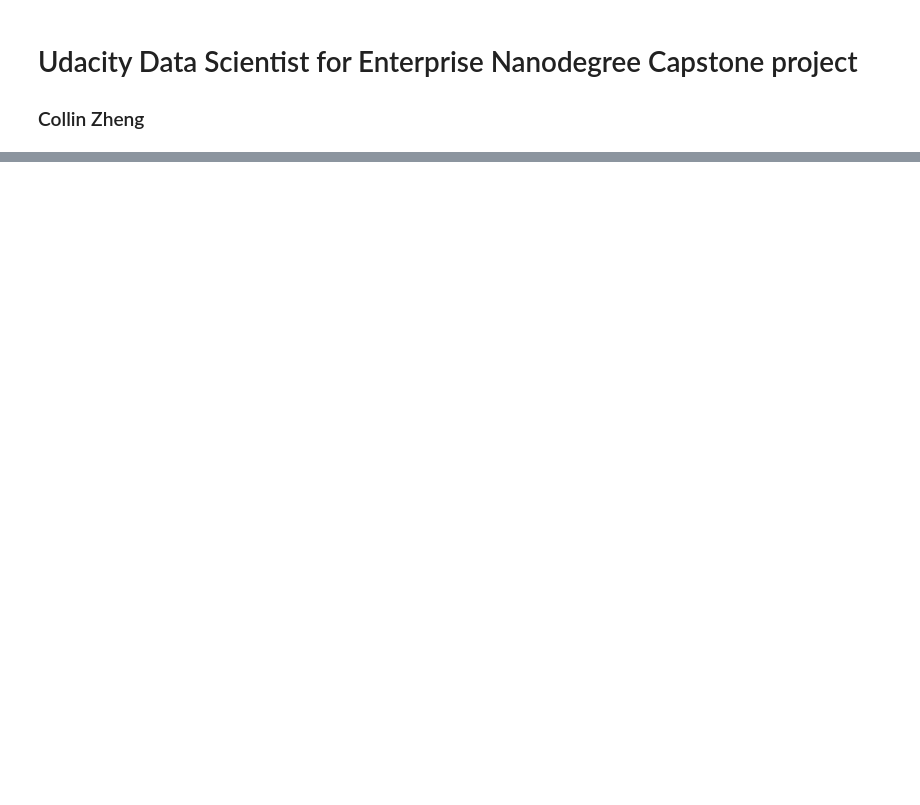
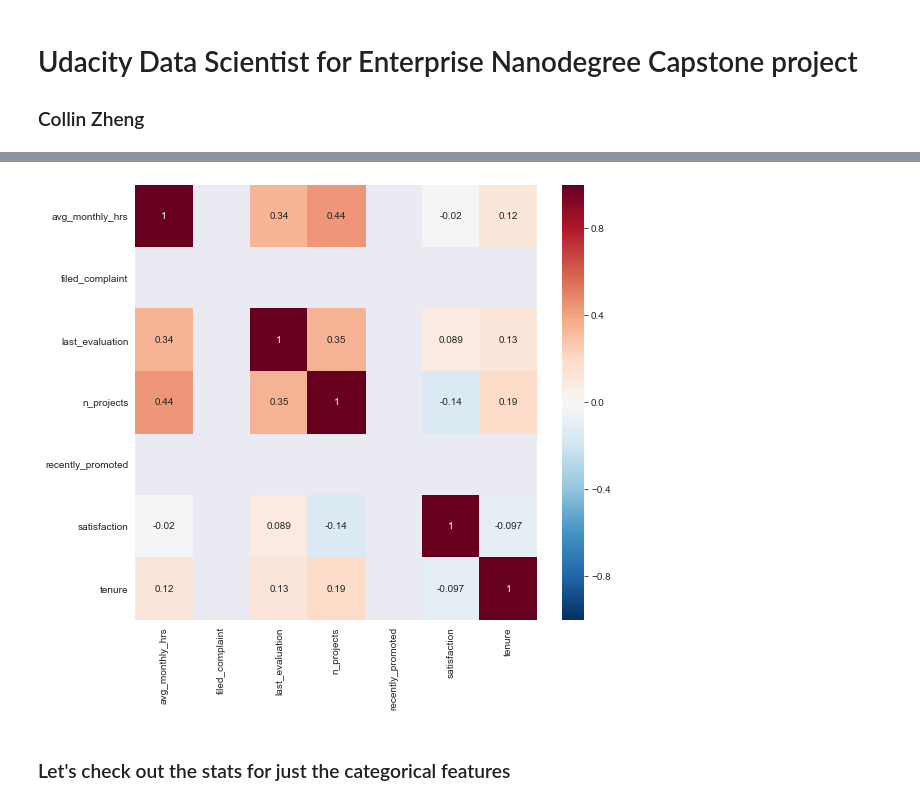
Before and after one commit to collin-zheng/udacity-data-scientist-capstone, a Jupyter notebook: EmployeeChurnNotebook.ipynb, the cells around one changed output, grey strips where cells are left out. Saved outputs shown, nothing was run; the diff lists cells and outputs as text; code cells hidden in the pictures; blank space fills up the shorter version.

```diff
--- a/EmployeeChurnNotebook.ipynb
+++ b/EmployeeChurnNotebook.ipynb
@@ -27,0 +124,14 @@ We'll be looking at some AirBnb listing datasets for Seattle and perform some an
+# %%
+corr = df.corr()
+# %%
+plt.figure(figsize=(9,8))
+sb.heatmap(corr,
+          annot=True,
+          cmap='RdBu_r',
+          vmin=-1,
+          vmax=1)
+plt.show()
+# %% [output]
+[figure, added]
+# %% [markdown]
+### Let's check out the stats for just the categorical features
```
Also changed, not shown: parts of 106 cells of this notebook.
